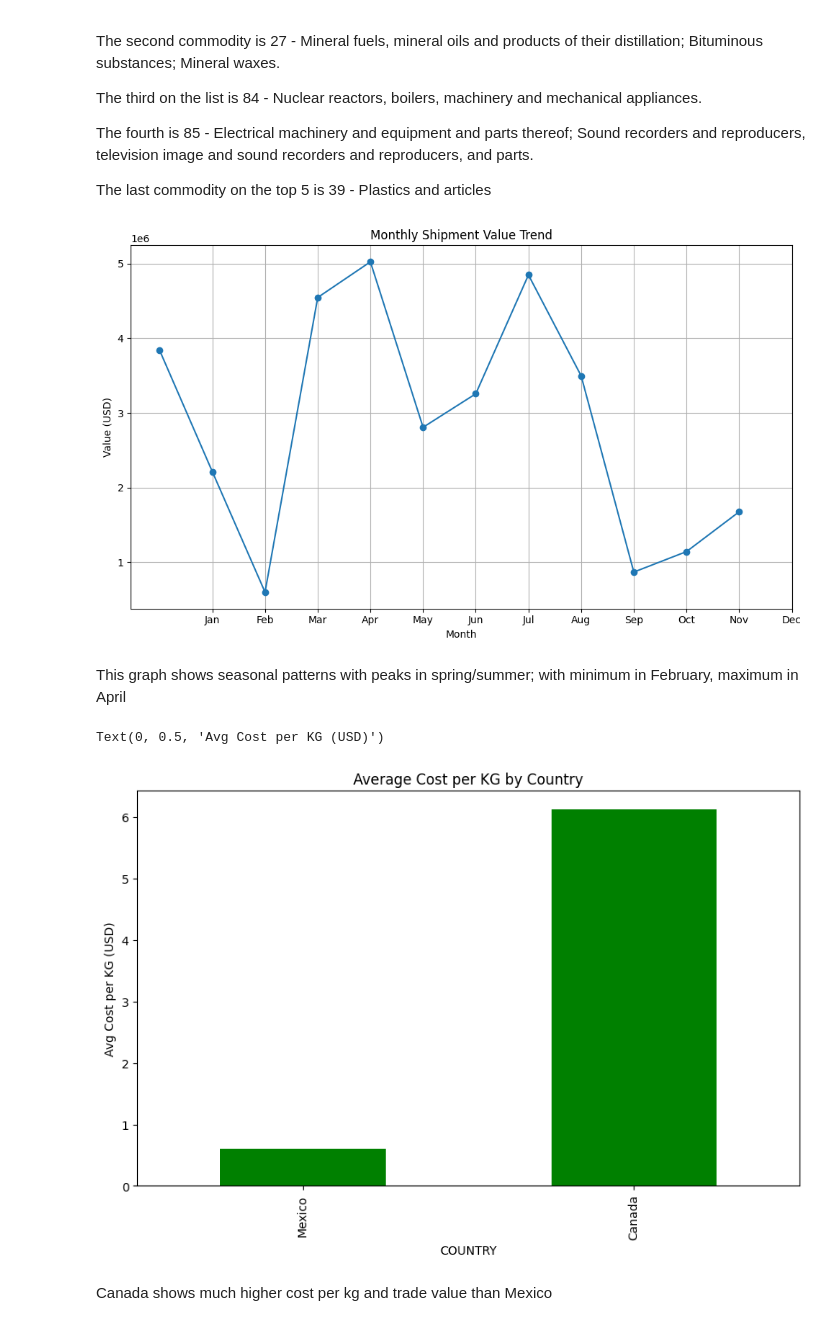
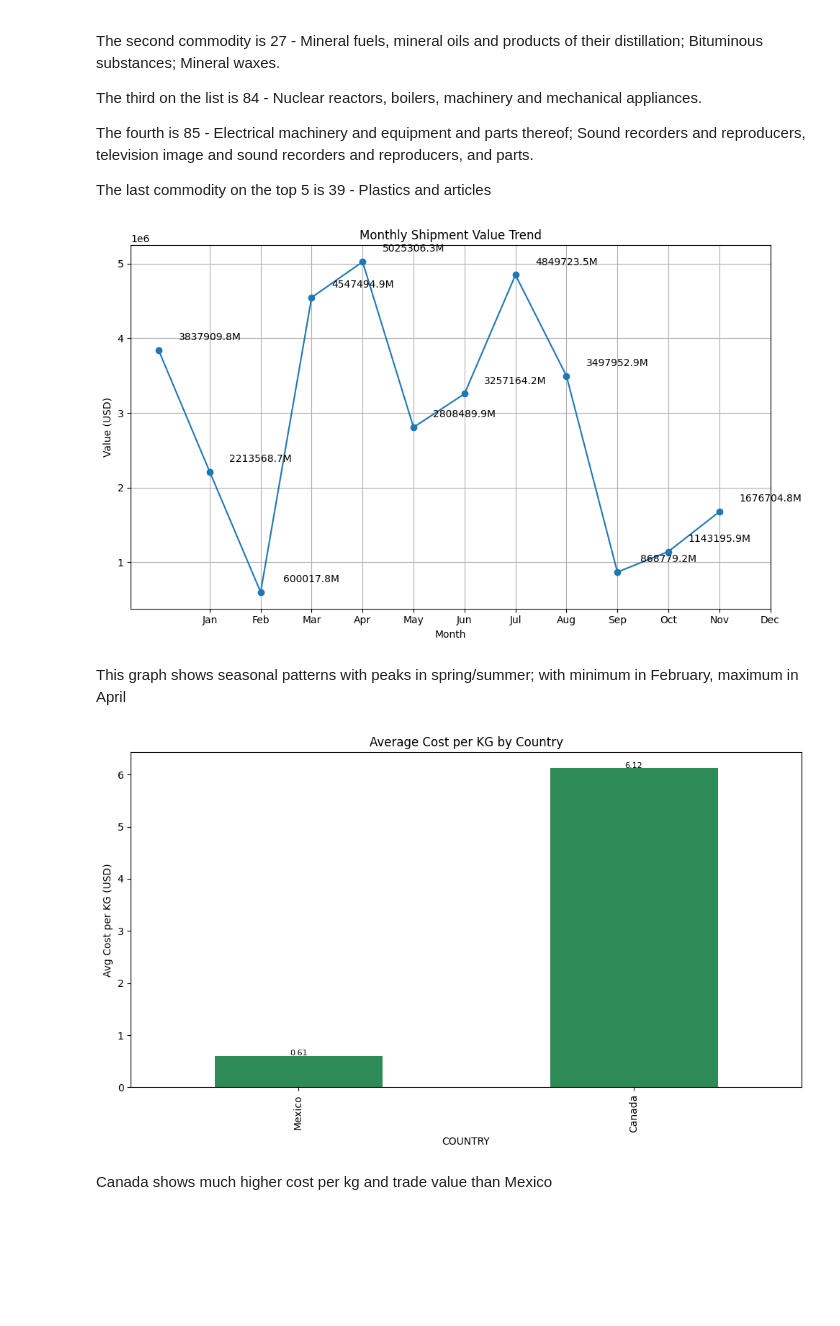
Before and after one commit to PaulaBesst/transborder-freight-analysis, a Jupyter notebook: notebook/freight_analysis.ipynb, the cells around one changed output. Drawn from its saved outputs; the diff is of its cells as text; code cells hidden in the pictures; blank space fills up the shorter version.

```diff
--- a/notebook/freight_analysis.ipynb
+++ b/notebook/freight_analysis.ipynb
@@ -375,8 +396,13 @@ df['CONTCODE'].value_counts().plot(kind='pie', autopct='%1.1f%%', title='Contain
 # %% [markdown]
 56.9% non-containerized suggests bulk goods dominate
 # %%
-top_states = df.groupby('USASTATE')['FREIGHT_CHARGES_MILLIONS'].sum().nlargest(10)
-top_states.plot(kind='barh', title="Top 10 States by Freight Charges", figsize=(10, 5))
-plt.xlabel("Freight Charges")
+top_states = df.groupby('USASTATE')['FREIGHT_CHARGES_MILLIONS'].sum().nlargest(10).sort_values()
+fig, ax = plt.subplots(figsize=(12, 5))
+top_states.plot(kind='barh', ax=ax, color='teal')
+ax.set_title("Top 10 States by Freight Charges")
+ax.set_xlabel("Freight Charges (Millions)")
+for i, v in enumerate(top_states):
+    ax.text(v + 0.5, i, f'{v:.1f}', va='center', fontsize=8)
+plt.tight_layout()
 plt.show()
 # %% [output]
@@ -393,0 +412,12 @@ Text(0, 0.5, 'Total Value (USD)')
+# %%
+top_commodities = df.groupby('COMMODITY2')['VALUE_MILLIONS'].sum().nlargest(10).sort_values(ascending=False)
+
+fig, ax = plt.subplots(figsize=(10,6))
+top_commodities.plot(kind='bar', ax=ax, color='steelblue')
+ax.set_title('Top 10 Commodities by Value')
+ax.set_ylabel('Total Value (Millions)')
+for i, v in enumerate(top_commodities):
+    ax.text(i, v + 0.5, f'{v:.1f}', ha='center', fontsize=8)
+plt.xticks(rotation=45)
+plt.tight_layout()
+plt.show()
@@ -408,25 +440,38 @@ The last commodity on the top 5 is 39 - Plastics and articles
 monthly_trend = df.groupby('MONTH_NAME')['VALUE_MILLIONS'].sum()
 monthly_trend = monthly_trend.sort_index()  # ensure months are in order
 
-monthly_trend.plot(kind='line', marker='o', title='Monthly Shipment Value Trend', figsize=(10,6))
+ax = monthly_trend.plot(kind='line', marker='o', title='Monthly Shipment Value Trend', figsize=(10,6))
 plt.xticks(range(1, 13), calendar.month_abbr[1:])  # ['Jan', 'Feb', ..., 'Dec']
 plt.xlabel("Month")
 plt.ylabel("Value (USD)")
+
+# Add labels
+for i, v in enumerate(monthly_trend):
+   ax.annotate(f'{v:.1f}M', (i+1, v), textcoords="offset points", xytext=(0,10), ha='center')
+
 plt.grid(True)
 plt.tight_layout()
 plt.show()
+plt.show()
 # %% [output]
-[figure, old version]
+[figure, new version]
 # %% [markdown]
 This graph shows seasonal patterns with peaks in spring/summer; with minimum in February, maximum in April
 # %%
 avg_cost_per_country = df.groupby('COUNTRY')['COST_PER_KG'].mean().sort_values()
 
-avg_cost_per_country.plot(kind='bar', figsize=(10,6), title='Average Cost per KG by Country', color='green')
-plt.ylabel('Avg Cost per KG (USD)')
+fig, ax = plt.subplots(figsize=(10,6))
+avg_cost_per_country.plot(kind='bar', ax=ax, color='seagreen')
+ax.set_title('Average Cost per KG by Country')
+ax.set_ylabel('Avg Cost per KG (USD)')
+
+for i, v in enumerate(avg_cost_per_country):
+    ax.text(i, v + 0.01, f'{v:.2f}', ha='center', fontsize=8)
+plt.xticks(rotation=90)
+plt.tight_layout()
+plt.show()
 # %% [output]
-Text(0, 0.5, 'Avg Cost per KG (USD)')
-[figure, old version]
+[figure, new version]
 # %% [markdown]
 Canada shows much higher cost per kg and trade value than Mexico
 # %%
```
Also changed, not shown: parts of 13 cells of this notebook, 2 other files.
